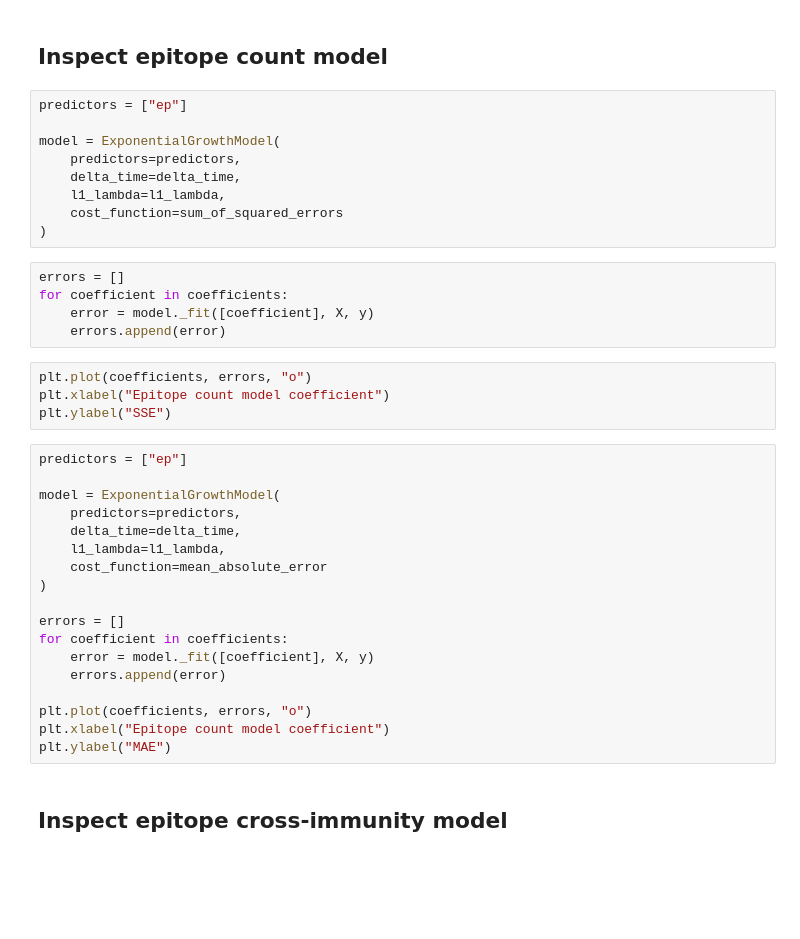
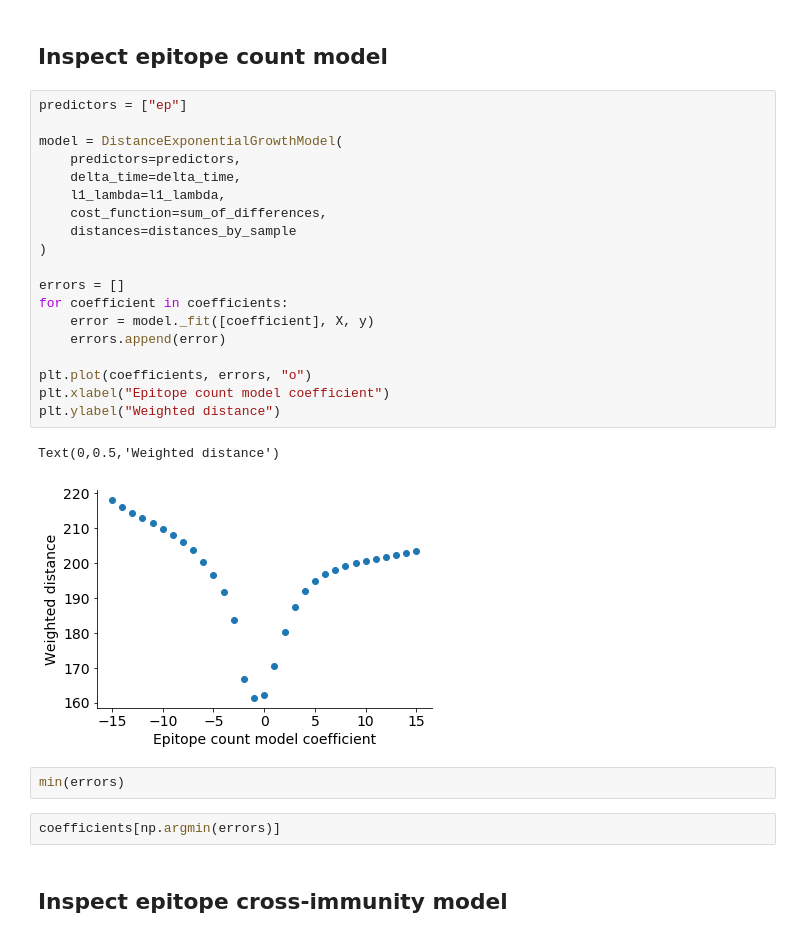
Before and after one commit to blab/flu-forecasting, a Jupyter notebook: analyses/2019-05-08-parameter-sweep-for-lbi-predictor-with-distance-targets.ipynb, the cells around one changed output. Drawn from its saved outputs; the diff is of its cells as text; blank space fills up the shorter version.

```diff
--- a/analyses/2019-05-08-parameter-sweep-for-lbi-predictor-with-distance-targets.ipynb
+++ b/analyses/2019-05-08-parameter-sweep-for-lbi-predictor-with-distance-targets.ipynb
@@ -159,41 +160,31 @@ plt.ylabel("MAE")
 # %% [markdown]
 ## Inspect epitope count model
-# %%
-predictors = ["ep"]
-
-model = ExponentialGrowthModel(
-    predictors=predictors,
-    delta_time=delta_time,
-    l1_lambda=l1_lambda,
-    cost_function=sum_of_squared_errors
-)
 # %%
+predictors = ["ep"]
+
+model = DistanceExponentialGrowthModel(
+    predictors=predictors,
+    delta_time=delta_time,
+    l1_lambda=l1_lambda,
+    cost_function=sum_of_differences,
+    distances=distances_by_sample
+)
+
 errors = []
 for coefficient in coefficients:
     error = model._fit([coefficient], X, y)
     errors.append(error)
+
+plt.plot(coefficients, errors, "o")
+plt.xlabel("Epitope count model coefficient")
+plt.ylabel("Weighted distance")
+# %% [output]
+Text(0,0.5,'Weighted distance')
+[figure, added]
-# %%
-plt.plot(coefficients, errors, "o")
-plt.xlabel("Epitope count model coefficient")
-plt.ylabel("SSE")
-# %%
-predictors = ["ep"]
-
-model = ExponentialGrowthModel(
-    predictors=predictors,
-    delta_time=delta_time,
-    l1_lambda=l1_lambda,
-    cost_function=mean_absolute_error
-)
-
-errors = []
-for coefficient in coefficients:
-    error = model._fit([coefficient], X, y)
-    errors.append(error)
-
-plt.plot(coefficients, errors, "o")
-plt.xlabel("Epitope count model coefficient")
-plt.ylabel("MAE")
+# %%
+min(errors)
+# %%
+coefficients[np.argmin(errors)]
 # %% [markdown]
 ## Inspect epitope cross-immunity model
 # %%
```
Also changed, not shown: parts of 50 cells of this notebook.
